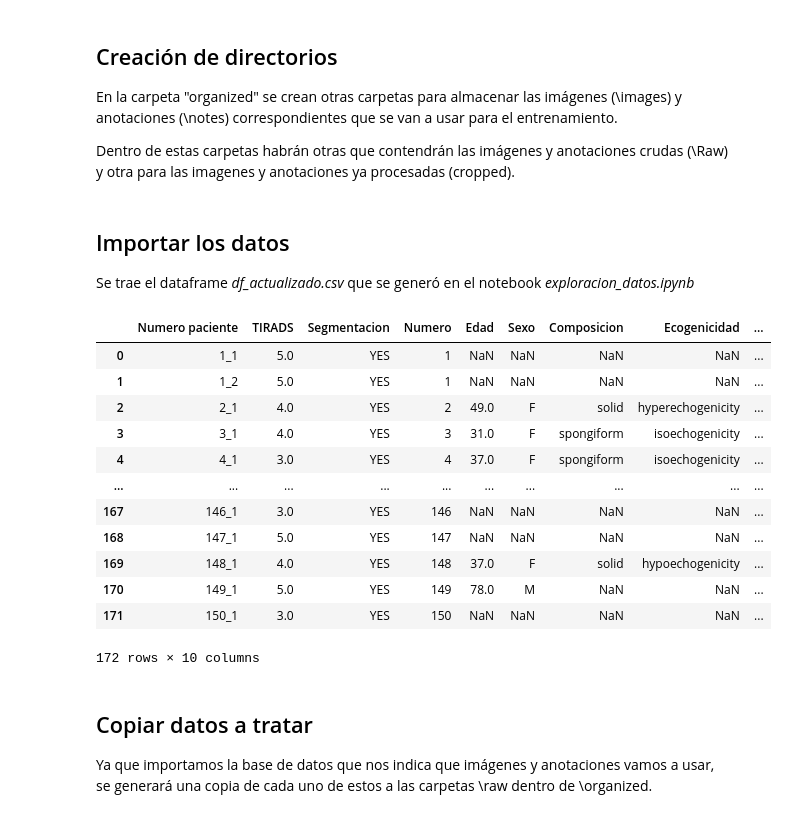
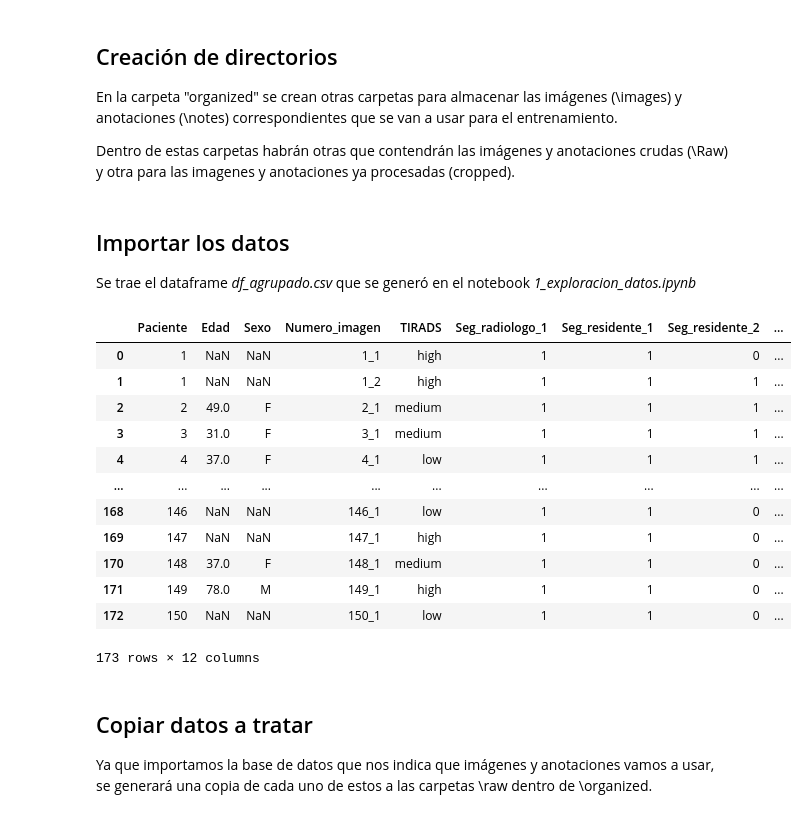
Before and after one commit to Dezarti/nodulos_tiroideos, a Jupyter notebook: 2_procesamiento_datos.ipynb, the cells around one changed output. Saved outputs shown, nothing was run; the diff lists cells and outputs as text; code cells hidden in the pictures.

```diff
--- a/2_procesamiento_datos.ipynb
+++ b/2_procesamiento_datos.ipynb
@@ -52,7 +60,7 @@ crear_subcarpetas(carpeta_principal_3, subcarpetas_dentro_v3, 'notes')
 # %% [markdown]
 ## Importar los datos
 
-Se trae el dataframe *df_actualizado.csv* que se generó en el notebook *exploracion_datos.ipynb*
+Se trae el dataframe *df_agrupado.csv* que se generó en el notebook *1_exploracion_datos.ipynb*
 # %%
 import pandas as pd
 import os
@@ -63,49 +71,49 @@ def cargar_csv_de_forma_segura(ruta_archivo):
 
     Parámetros:
     ruta_archivo (str): La ruta completa al archivo CSV que se desea cargar.
 
     Retorna:
     DataFrame: Un DataFrame de pandas con los datos cargados desde el archivo CSV.
     None: Retorna None si ocurre un error durante la carga del archivo.
     """
     # Verificar si el archivo existe
     if not os.path.exists(ruta_archivo):
         print(f"El archivo {ruta_archivo} no existe.")
         return None
 
     try:
         # Usar pandas para leer el archivo CSV
         df = pd.read_csv(ruta_archivo)
         return df
     except pd.errors.EmptyDataError:
         print("El archivo está vacío.")
     except pd.errors.ParserError:
         print("Error al parsear el archivo CSV.")
     except Exception as e:
         print(f"Error al cargar el archivo: {e}")
 
     return None
 
 # Cargar el archivo
-ruta_archivo = 'df_actualizado.csv'
-df_actualizado = cargar_csv_de_forma_segura(ruta_archivo)
+ruta_archivo = 'df_agrupado.csv'
+df_agrupado = cargar_csv_de_forma_segura(ruta_archivo)
 
 # Mostar dataframe
-df_actualizado
+df_agrupado
 # %% [output]
-|  | Numero paciente | TIRADS | Segmentacion | Numero | Edad | Sexo | Composicion | Ecogenicidad | ... |
-| 0 | 1_1 | 5.0 | YES | 1 | NaN | NaN | NaN | NaN | ... |
-| 1 | 1_2 | 5.0 | YES | 1 | NaN | NaN | NaN | NaN | ... |
-| 2 | 2_1 | 4.0 | YES | 2 | 49.0 | F | solid | hyperechogenicity | ... |
-| 3 | 3_1 | 4.0 | YES | 3 | 31.0 | F | spongiform | isoechogenicity | ... |
-| 4 | 4_1 | 3.0 | YES | 4 | 37.0 | F | spongiform | isoechogenicity | ... |
+|  | Paciente | Edad | Sexo | Numero_imagen | TIRADS | Seg_radiologo_1 | Seg_residente_1 | Seg_residente_2 | ... |
+| 0 | 1 | NaN | NaN | 1_1 | high | 1 | 1 | 0 | ... |
+| 1 | 1 | NaN | NaN | 1_2 | high | 1 | 1 | 1 | ... |
+| 2 | 2 | 49.0 | F | 2_1 | medium | 1 | 1 | 1 | ... |
+| 3 | 3 | 31.0 | F | 3_1 | medium | 1 | 1 | 1 | ... |
+| 4 | 4 | 37.0 | F | 4_1 | low | 1 | 1 | 1 | ... |
 | ... | ... | ... | ... | ... | ... | ... | ... | ... | ... |
-| 167 | 146_1 | 3.0 | YES | 146 | NaN | NaN | NaN | NaN | ... |
-| 168 | 147_1 | 5.0 | YES | 147 | NaN | NaN | NaN | NaN | ... |
-| 169 | 148_1 | 4.0 | YES | 148 | 37.0 | F | solid | hypoechogenicity | ... |
-| 170 | 149_1 | 5.0 | YES | 149 | 78.0 | M | NaN | NaN | ... |
-| 171 | 150_1 | 3.0 | YES | 150 | NaN | NaN | NaN | NaN | ... |
+| 168 | 146 | NaN | NaN | 146_1 | low | 1 | 1 | 0 | ... |
+| 169 | 147 | NaN | NaN | 147_1 | high | 1 | 1 | 0 | ... |
+| 170 | 148 | 37.0 | F | 148_1 | medium | 1 | 1 | 0 | ... |
+| 171 | 149 | 78.0 | M | 149_1 | high | 1 | 1 | 0 | ... |
+| 172 | 150 | NaN | NaN | 150_1 | low | 1 | 1 | 0 | ... |
-172 rows × 10 columns
+173 rows × 12 columns
 # %% [markdown]
 ## Copiar datos a tratar
 
```
Also changed, not shown: parts of 3 cells of this notebook, 1 other file.
